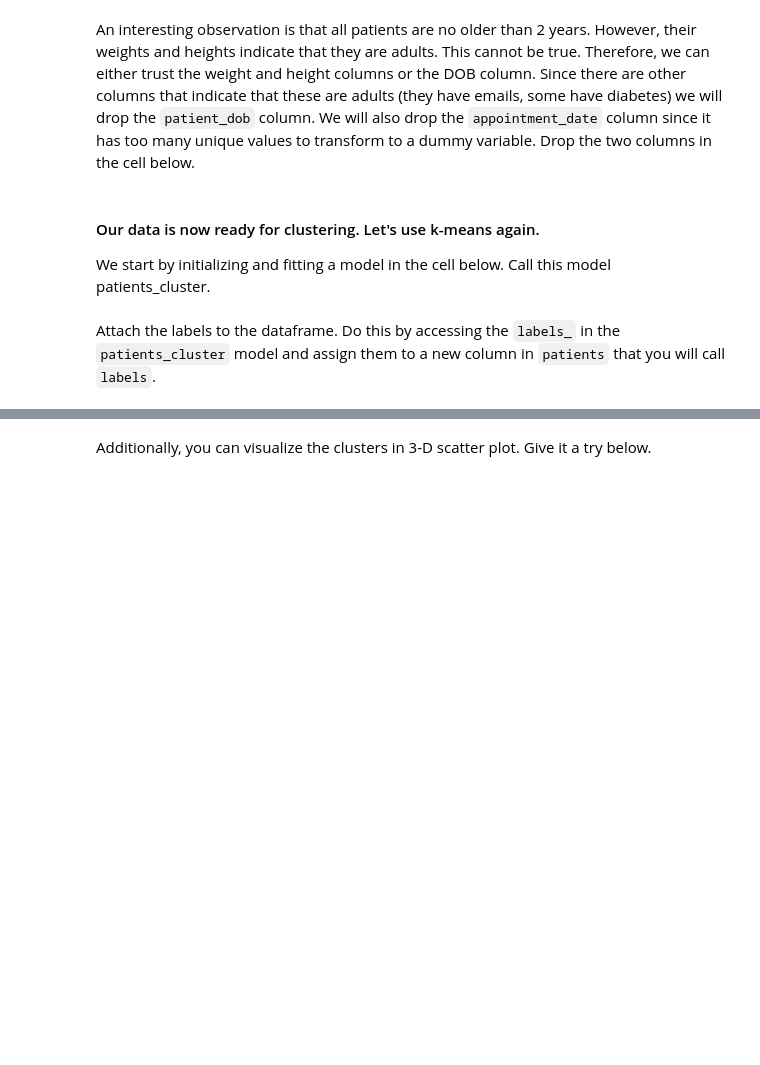
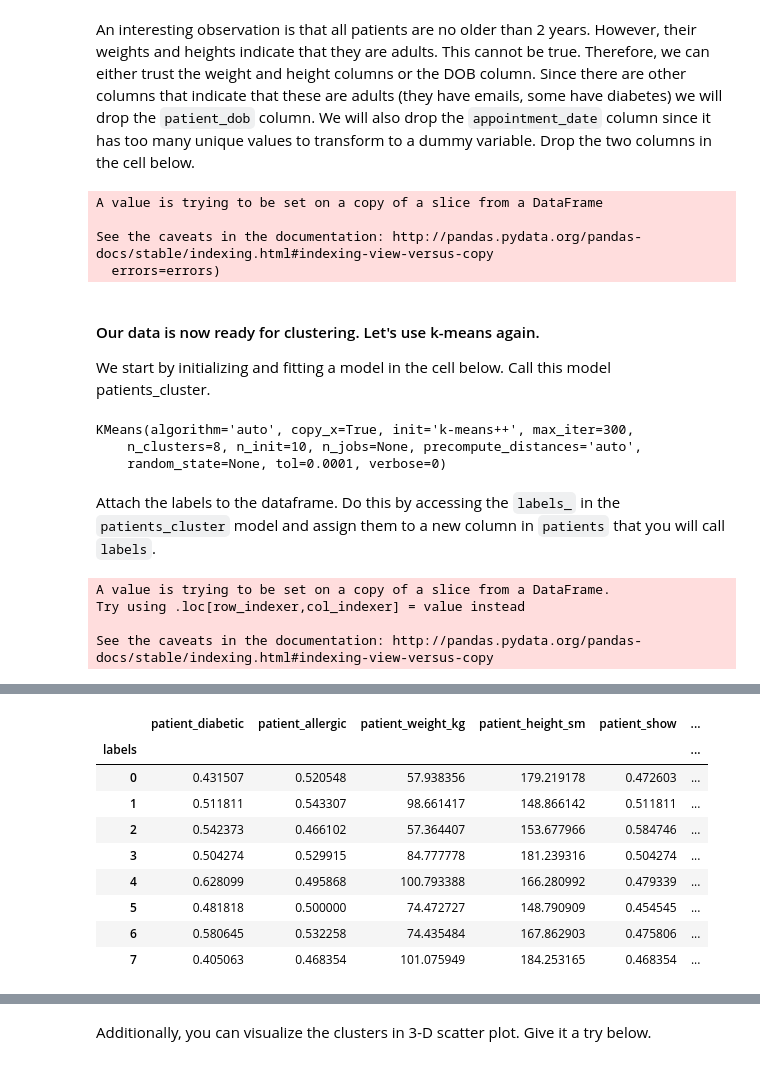
Before and after one commit to ta-data-bcn/lab-sklearn-and-unsupervised-learning, a Jupyter notebook: your-code/main.ipynb, the cells around one changed output, grey strips where cells are left out. Saved outputs shown, nothing was run; the diff lists cells and outputs as text; code cells hidden in the pictures; blank space fills up the shorter version.

```diff
--- a/your-code/main.ipynb
+++ b/your-code/main.ipynb
@@ -268,0 +443,11 @@ In the next cells, do the following:
+# %%
+# Your code here:
+
+le = LabelEncoder()
+
+le.fit(patients['patient_gender'])
+patients['patient_gender_int'] = le.transform(patients['patient_gender'])
+
+patients['diagnosis_int'] = patients['diagnosis'].map(lambda x: 0 if x=='no diagnosis' else 1)
+
+patients.drop(columns=['doctor_name', 'diagnosis', 'prescribed_medicines', 'patient_gender'], inplace=True)
@@ -274,6 +482,12 @@ Let's look at the head again to ensure the re-encoding and dropping are successf
 An interesting observation is that all patients are no older than 2 years. However, their weights and heights indicate that they are adults. This cannot be true. Therefore, we can either trust the weight and height columns or the DOB column. Since there are other columns that indicate that these are adults (they have emails, some have diabetes) we will drop the `patient_dob` column. We will also drop the `appointment_date` column since it has too many unique values to transform to a dummy variable. Drop the two columns in the cell below.
 # %%
 # Your code here:
+patients.drop(columns=['patient_dob','appointment_date'], inplace=True)
+# %% [output]
+A value is trying to be set on a copy of a slice from a DataFrame
+
+See the caveats in the documentation: http://pandas.pydata.org/pandas-docs/stable/indexing.html#indexing-view-versus-copy
+  errors=errors)
 # %% [markdown]
 #### Our data is now ready for clustering. Let's use k-means again.
 
@@ -283,7 +495,23 @@ We start by initializing and fitting a model in the cell below. Call this model
+# %%
+# Your code here:
+from sklearn.cluster import KMeans
+
+patients_cluster = KMeans()
+patients_cluster.fit(patients)
+# %% [output]
+KMeans(algorithm='auto', copy_x=True, init='k-means++', max_iter=300,
+    n_clusters=8, n_init=10, n_jobs=None, precompute_distances='auto',
+    random_state=None, tol=0.0001, verbose=0)
 # %% [markdown]
 Attach the labels to the dataframe. Do this by accessing the `labels_` in the `patients_cluster` model and assign them to a new column in `patients` that you will call `labels`.
 # %%
 # Your code here:
+patients['labels'] = patients_cluster.labels_
+# %% [output]
+A value is trying to be set on a copy of a slice from a DataFrame.
+Try using .loc[row_indexer,col_indexer] = value instead
+
+See the caveats in the documentation: http://pandas.pydata.org/pandas-docs/stable/indexing.html#indexing-view-versus-copy
 # %% [markdown]
 Now using a `groupby`, find the mean of every variable in `patients` and group by the `labels` column. This summary will allow us to see how the patients differ between the clusters. Your output should look similar to the image below.
 
@@ -292,6 +520,18 @@ Now using a `groupby`, find the mean of every variable in `patients` and group b
 Additionally, add a comment to describe which columns have the largest difference between clusters.
 # %%
 # Your code here:
+patients.groupby('labels').mean()
+# %% [output]
+|  | patient_diabetic | patient_allergic | patient_weight_kg | patient_height_sm | patient_show | ... |
+| labels |  |  |  |  |  | ... |
+| 0 | 0.431507 | 0.520548 | 57.938356 | 179.219178 | 0.472603 | ... |
+| 1 | 0.511811 | 0.543307 | 98.661417 | 148.866142 | 0.511811 | ... |
+| 2 | 0.542373 | 0.466102 | 57.364407 | 153.677966 | 0.584746 | ... |
+| 3 | 0.504274 | 0.529915 | 84.777778 | 181.239316 | 0.504274 | ... |
+| 4 | 0.628099 | 0.495868 | 100.793388 | 166.280992 | 0.479339 | ... |
+| 5 | 0.481818 | 0.500000 | 74.472727 | 148.790909 | 0.454545 | ... |
+| 6 | 0.580645 | 0.532258 | 74.435484 | 167.862903 | 0.475806 | ... |
+| 7 | 0.405063 | 0.468354 | 101.075949 | 184.253165 | 0.468354 | ... |
 # %%
 # Your comment here:
 # %% [markdown]
```
Also changed, not shown: parts of 23 cells of this notebook.
